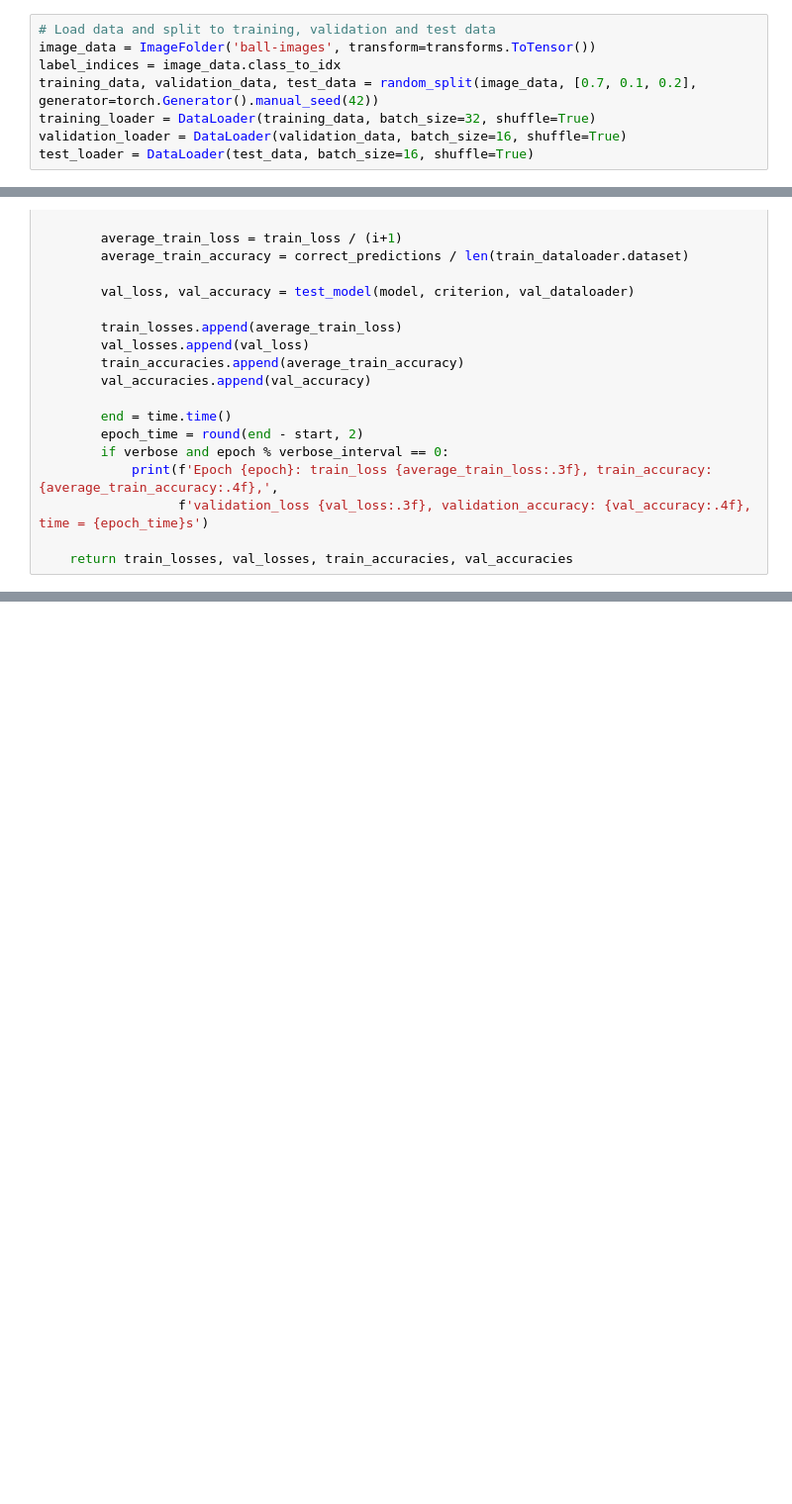
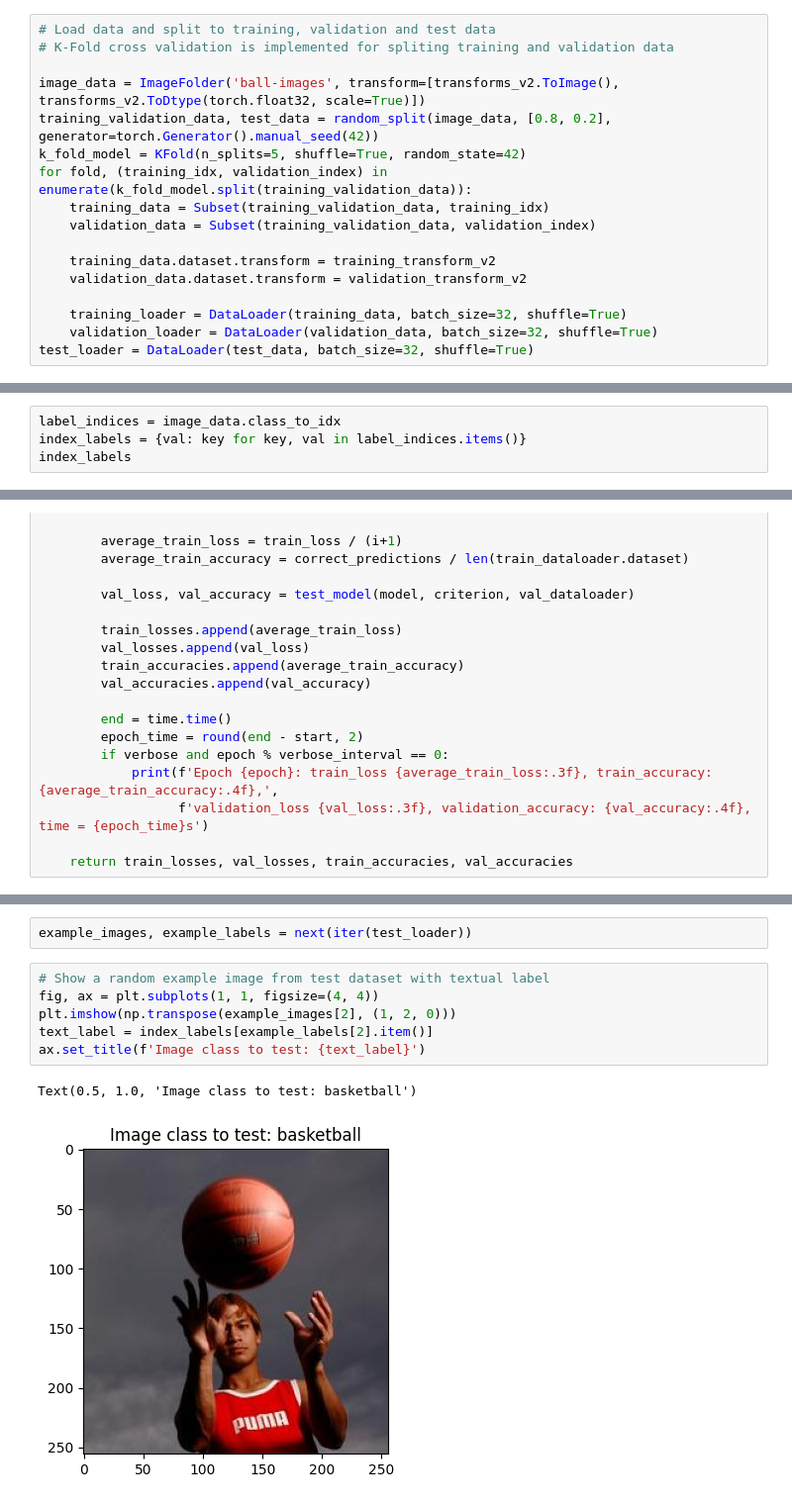
Before and after one commit to MinhNhatTRUONG-2001/ball-image-classifier, a Jupyter notebook: ball_image_classifier.ipynb, the cells around one changed output, grey strips where cells are left out. Shown at 99% size. Saved outputs shown, nothing was run; the diff lists cells and outputs as text; blank space fills up the shorter version.

Commit message:
Implement data augmentation, K-fold cross validation and global average pooling; Update code in 'Test & inference phase' for visual and textual testing

```diff
--- a/ball_image_classifier.ipynb
+++ b/ball_image_classifier.ipynb
@@ -27,8 +49,17 @@ cuda
 # %%
 # Load data and split to training, validation and test data
-image_data = ImageFolder('ball-images', transform=transforms.ToTensor())
-label_indices = image_data.class_to_idx
-training_data, validation_data, test_data = random_split(image_data, [0.7, 0.1, 0.2], generator=torch.Generator().manual_seed(42))
-training_loader = DataLoader(training_data, batch_size=32, shuffle=True)
-validation_loader = DataLoader(validation_data, batch_size=16, shuffle=True)
-test_loader = DataLoader(test_data, batch_size=16, shuffle=True)
+# K-Fold cross validation is implemented for spliting training and validation data
+
+image_data = ImageFolder('ball-images', transform=[transforms_v2.ToImage(), transforms_v2.ToDtype(torch.float32, scale=True)])
+training_validation_data, test_data = random_split(image_data, [0.8, 0.2], generator=torch.Generator().manual_seed(42))
+k_fold_model = KFold(n_splits=5, shuffle=True, random_state=42)
+for fold, (training_idx, validation_index) in enumerate(k_fold_model.split(training_validation_data)):
+    training_data = Subset(training_validation_data, training_idx)
+    validation_data = Subset(training_validation_data, validation_index)
+
+    training_data.dataset.transform = training_transform_v2
+    validation_data.dataset.transform = validation_transform_v2
+
+    training_loader = DataLoader(training_data, batch_size=32, shuffle=True)
+    validation_loader = DataLoader(validation_data, batch_size=32, shuffle=True)
+test_loader = DataLoader(test_data, batch_size=32, shuffle=True)
@@ -53,0 +66,4 @@ Text(0.5, 1.0, 'tennis_ball')
+# %%
+label_indices = image_data.class_to_idx
+index_labels = {val: key for key, val in label_indices.items()}
+index_labels
@@ -204,0 +241,11 @@ Test loss: 1.004; Test accuracy: 0.6330
+# %%
+example_images, example_labels = next(iter(test_loader))
+# %%
+# Show a random example image from test dataset with textual label
+fig, ax = plt.subplots(1, 1, figsize=(4, 4))
+plt.imshow(np.transpose(example_images[2], (1, 2, 0)))
+text_label = index_labels[example_labels[2].item()]
+ax.set_title(f'Image class to test: {text_label}')
+# %% [output]
+Text(0.5, 1.0, 'Image class to test: basketball')
+[figure, added]
```
Also changed, not shown: parts of 13 cells of this notebook, 1 other file.
